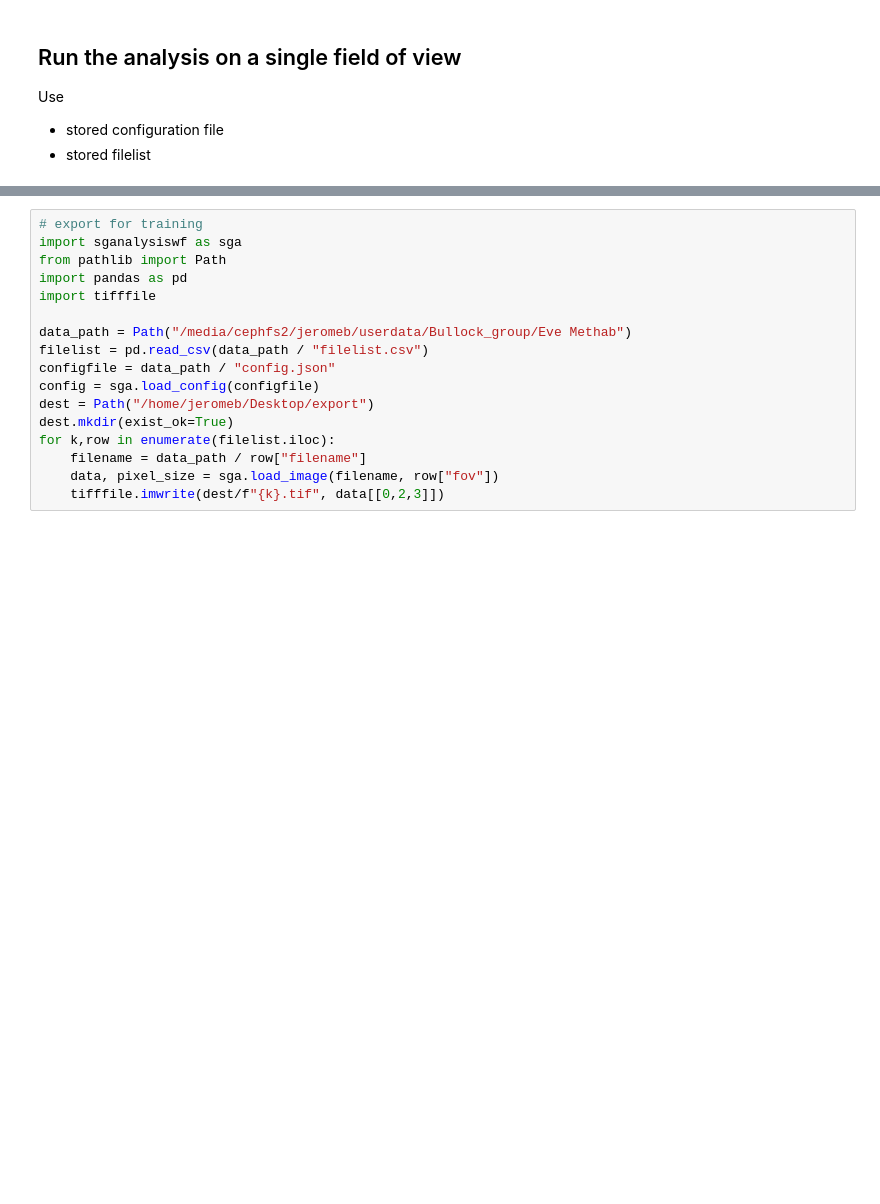
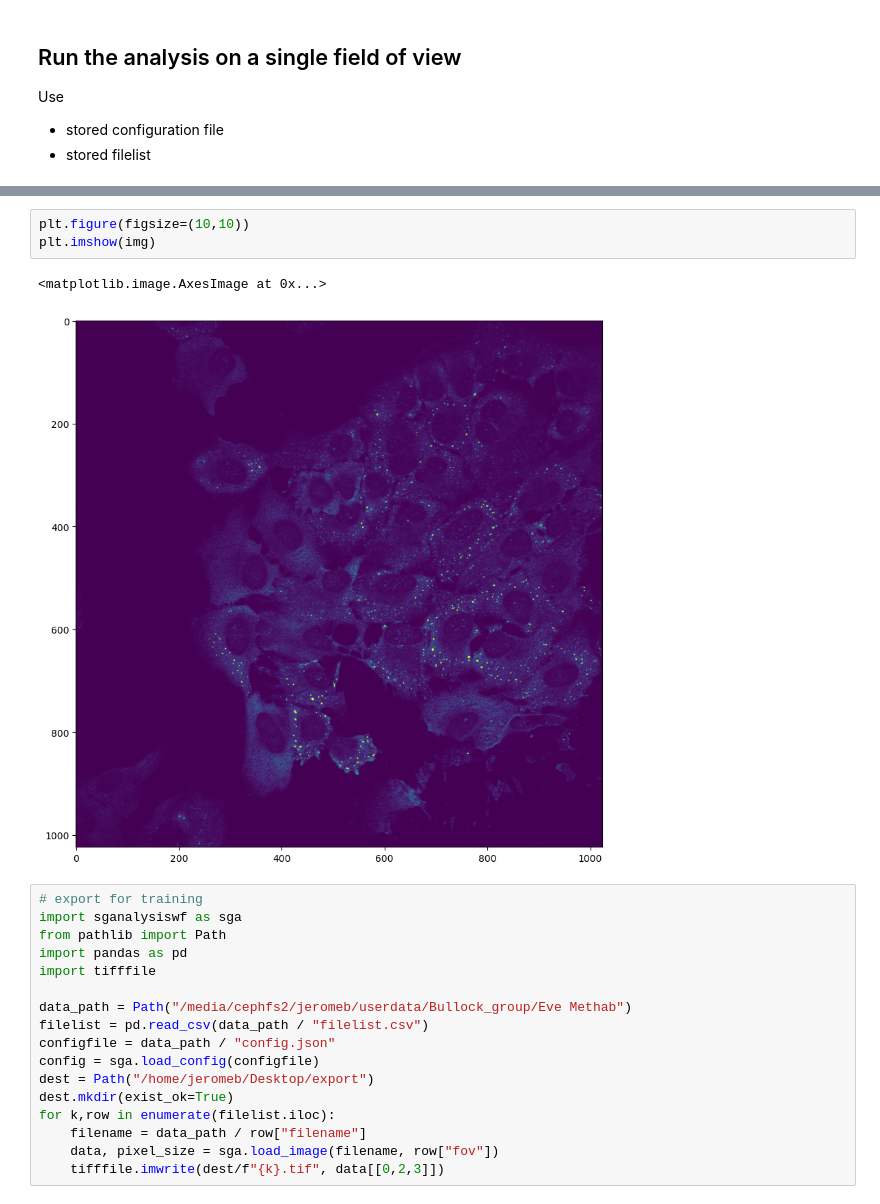
Before and after one commit to jboulanger/sganalysis, a Jupyter notebook: Run.ipynb, the cells around one changed output, grey strips where cells are left out. Saved outputs shown, nothing was run; the diff lists cells and outputs as text; blank space fills up the shorter version.

```diff
--- a/Run.ipynb
+++ b/Run.ipynb
@@ -64,3 +80,9 @@ RuntimeError: cuDNN error: CUDNN_STATUS_EXECUTION_FAILED_CUDART
+# %%
+plt.figure(figsize=(10,10))
+plt.imshow(img)
+# %% [output]
+<matplotlib.image.AxesImage at 0x...>
+[figure, added]
 # %%
 # export for training
 import sganalysiswf as sga
```
Also changed, not shown: parts of 4 cells of this notebook, 1 other file.
